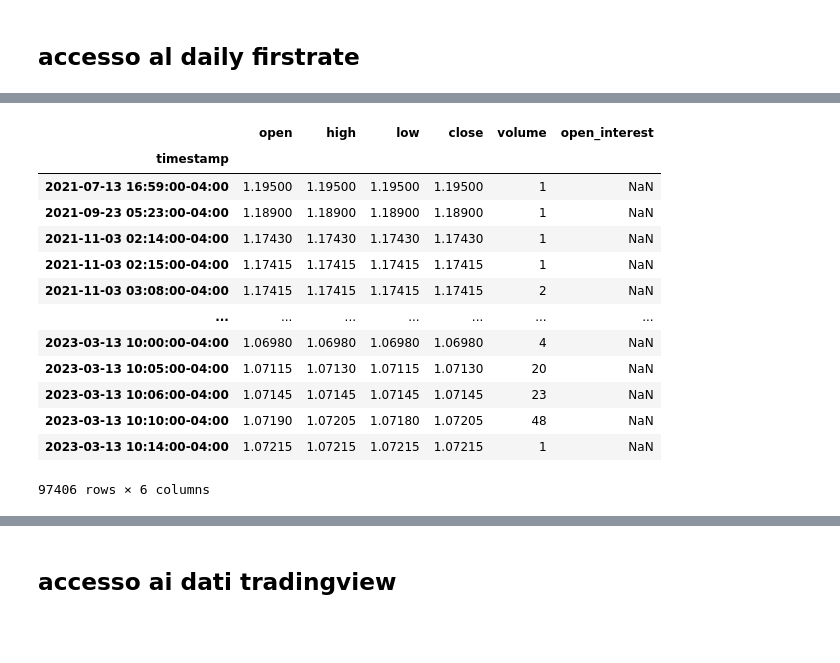
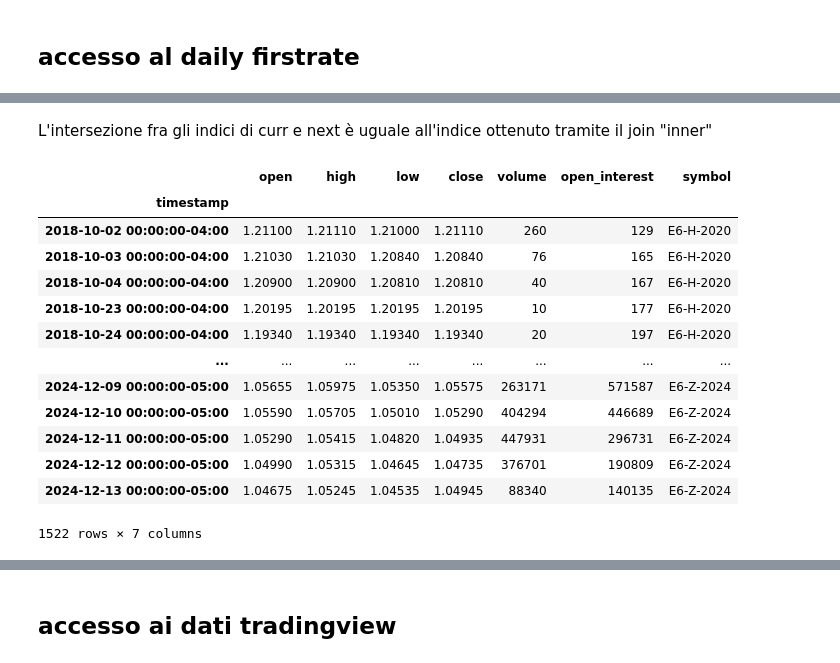
Before and after one commit to MK27MK/kaos, a Jupyter notebook: examples/study_london_session.ipynb, the cells around one changed output, grey strips where cells are left out. Drawn from its saved outputs; the diff is of its cells as text; code cells hidden in the pictures; blank space fills up the shorter version.

```diff
--- a/examples/study_london_session.ipynb
+++ b/examples/study_london_session.ipynb
@@ -1,21 +1,19 @@
 # %% [markdown]
 ## accesso al daily firstrate
 # %%
+from revelation.data.enums import DataProvider
+from revelation.data.instruments import FuturesContract
 from revelation.data.loading import (
     Catalog,
-    firstrate_dirname,
-    firstrate_filename,
-    CSVPreset,
 )
 import pandas as pd
-from revelation.visualization.visualization import hvplot_ohlc
+
+# from revelation.visualization.visualization import hvplot_ohlc
+from revelation.data.symbol import Symbol
 
 catalog = Catalog()
-symbol_name = firstrate_filename(resolution="min", year=2023)
-ohlc: pd.DataFrame = catalog.get_csv(
-    catalog.raw_directory
-    / "csv/firstrate"
-    / firstrate_dirname(resolution="m")
-    / symbol_name,
-    preset=CSVPreset.FIRSTRATE,
+symbols = [Symbol(f"E6-{m}-{y}") for m in "HMUZ" for y in range(2020, 2025)]
+contracts: list[FuturesContract] = catalog.get_futures_contracts(
+    symbols, DataProvider.FIRSTRATE, ["1day", "1min"], is_raw_data=True
 )
+print(*contracts, sep="\n")
@@ -22,17 +41,24 @@ ohlc: pd.DataFrame = catalog.get_csv(
+# %% [markdown]
+L'intersezione fra gli indici di curr e next è uguale all'indice ottenuto tramite il join "inner"
 # %%
-ohlc
+from revelation.data.enums import RolloverRule
+from revelation.data.instruments import ContinuousFuturesContract
+
+
+continuous = ContinuousFuturesContract.from_individuals(contracts, RolloverRule.EXPIRY)
+continuous.market_data["D"]
 # %% [output]
-|  | open | high | low | close | volume | open_interest |
-| timestamp |  |  |  |  |  |  |
-| 2021-07-13 16:59:00-04:00 | 1.19500 | 1.19500 | 1.19500 | 1.19500 | 1 | NaN |
-| 2021-09-23 05:23:00-04:00 | 1.18900 | 1.18900 | 1.18900 | 1.18900 | 1 | NaN |
-| 2021-11-03 02:14:00-04:00 | 1.17430 | 1.17430 | 1.17430 | 1.17430 | 1 | NaN |
-| 2021-11-03 02:15:00-04:00 | 1.17415 | 1.17415 | 1.17415 | 1.17415 | 1 | NaN |
-| 2021-11-03 03:08:00-04:00 | 1.17415 | 1.17415 | 1.17415 | 1.17415 | 2 | NaN |
-| ... | ... | ... | ... | ... | ... | ... |
-| 2023-03-13 10:00:00-04:00 | 1.06980 | 1.06980 | 1.06980 | 1.06980 | 4 | NaN |
-| 2023-03-13 10:05:00-04:00 | 1.07115 | 1.07130 | 1.07115 | 1.07130 | 20 | NaN |
-| 2023-03-13 10:06:00-04:00 | 1.07145 | 1.07145 | 1.07145 | 1.07145 | 23 | NaN |
-| 2023-03-13 10:10:00-04:00 | 1.07190 | 1.07205 | 1.07180 | 1.07205 | 48 | NaN |
-| 2023-03-13 10:14:00-04:00 | 1.07215 | 1.07215 | 1.07215 | 1.07215 | 1 | NaN |
+|  | open | high | low | close | volume | open_interest | symbol |
+| timestamp |  |  |  |  |  |  |  |
+| 2018-10-02 00:00:00-04:00 | 1.21100 | 1.21110 | 1.21000 | 1.21110 | 260 | 129 | E6-H-2020 |
+| 2018-10-03 00:00:00-04:00 | 1.21030 | 1.21030 | 1.20840 | 1.20840 | 76 | 165 | E6-H-2020 |
+| 2018-10-04 00:00:00-04:00 | 1.20900 | 1.20900 | 1.20810 | 1.20810 | 40 | 167 | E6-H-2020 |
+| 2018-10-23 00:00:00-04:00 | 1.20195 | 1.20195 | 1.20195 | 1.20195 | 10 | 177 | E6-H-2020 |
+| 2018-10-24 00:00:00-04:00 | 1.19340 | 1.19340 | 1.19340 | 1.19340 | 20 | 197 | E6-H-2020 |
+| ... | ... | ... | ... | ... | ... | ... | ... |
+| 2024-12-09 00:00:00-05:00 | 1.05655 | 1.05975 | 1.05350 | 1.05575 | 263171 | 571587 | E6-Z-2024 |
+| 2024-12-10 00:00:00-05:00 | 1.05590 | 1.05705 | 1.05010 | 1.05290 | 404294 | 446689 | E6-Z-2024 |
+| 2024-12-11 00:00:00-05:00 | 1.05290 | 1.05415 | 1.04820 | 1.04935 | 447931 | 296731 | E6-Z-2024 |
+| 2024-12-12 00:00:00-05:00 | 1.04990 | 1.05315 | 1.04645 | 1.04735 | 376701 | 190809 | E6-Z-2024 |
+| 2024-12-13 00:00:00-05:00 | 1.04675 | 1.05245 | 1.04535 | 1.04945 | 88340 | 140135 | E6-Z-2024 |
-97406 rows × 6 columns
+1522 rows × 7 columns
```
Also changed, not shown: parts of 5 cells of this notebook, 8 other files.
